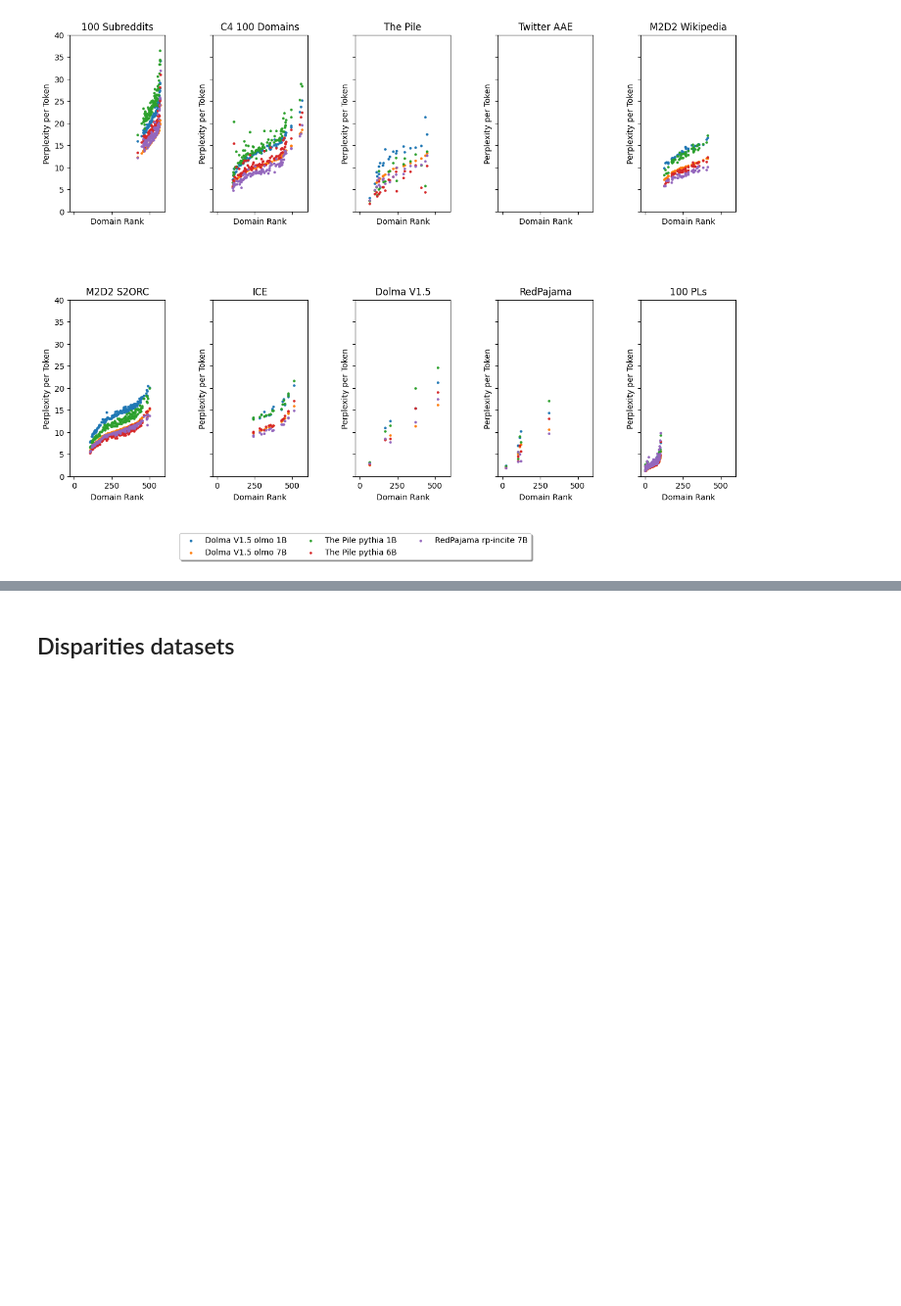
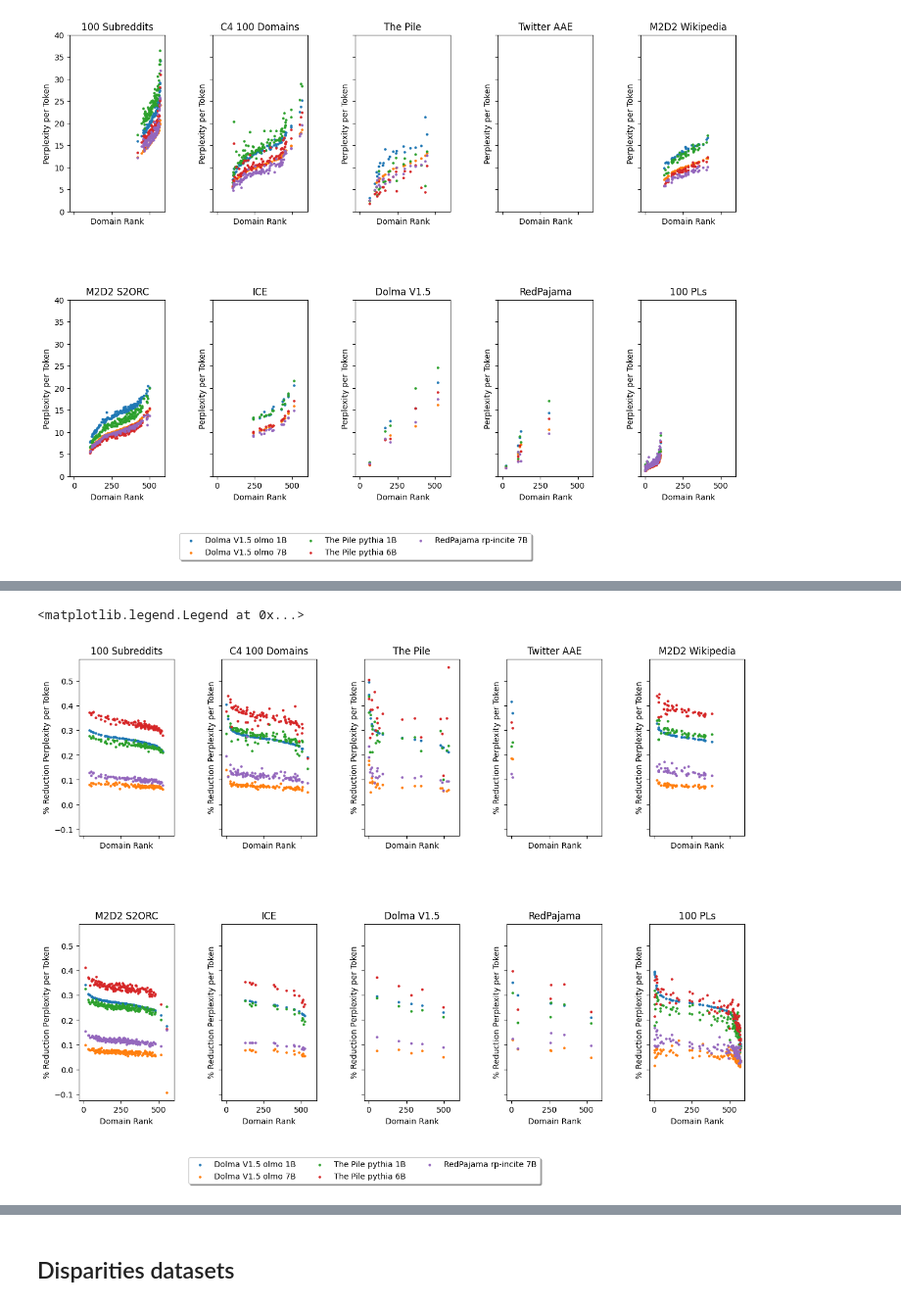
Before and after one commit to allenai/OLMo-Eval, a Jupyter notebook: notebooks/perplexity_suite_paper_visualizations.ipynb.ipynb, the cells around one changed output, grey strips where cells are left out. Shown at 98% size. Drawn from its saved outputs; the diff is of its cells as text; code cells hidden in the pictures; blank space fills up the shorter version.

```diff
--- a/notebooks/perplexity_suite_paper_visualizations.ipynb.ipynb
+++ b/notebooks/perplexity_suite_paper_visualizations.ipynb.ipynb
@@ -991,0 +1037,51 @@ fig.savefig(os.path.join(FIGURE_DIR,'subdomain_perf_ordered_by_task.pdf'), bbox_
+# %%
+# do scatter plot colored by task for one model to show where tasks are in the rank of ratio of final to initial performance
+
+# sort domains by their ratio of final to initial performance on the final checkpoint of Dolma 7b, then scatter plot for each model in its own color ordered that way
+
+# get subdomains in order of a model's BPB on the final checkpoint
+model_name = 'dolma-1b'
+model = model_name_to_path[model_name]
+model_path = os.path.join(RESULTS_DIR, model)
+domains_by_tasks = {}
+all_subdomains = get_metric_for_all_subdomains(model_path, results_files_clean, metric_name, domains_without_subdomains_clean)
+max_all_subdomains = all_subdomains[all_subdomains['tokens_seen'] == all_subdomains['tokens_seen'].max()].reset_index(drop=True).drop(columns=shared_cols).T.rename(columns={0: 'metric'})
+min_all_subdomains = all_subdomains[all_subdomains['tokens_seen'] == all_subdomains['tokens_seen'].min()].reset_index(drop=True).drop(columns=shared_cols).T.rename(columns={0: 'metric'})
+ratio_by_subdomain = max_all_subdomains / min_all_subdomains
+dolma_domains_as_rows = ratio_by_subdomain.sort_values(by='metric', axis=0).index
+
+cols = 5
+fig, axs = plt.subplots(len(task_to_domains) // cols, cols, figsize=(15, 10), sharex=True, sharey=True, gridspec_kw={'hspace': 0.5, 'wspace': 0.5})
+
+unaggred_subdomains = []
+for i, (model_name, model) in enumerate(model_name_to_path.items()):
+    model_path = os.path.join(RESULTS_DIR, model)
+    all_subdomains = get_metric_for_all_subdomains(model_path, results_files_clean, metric_name, domains_without_subdomains_clean)
+    max_all_subdomains = all_subdomains[all_subdomains['tokens_seen'] == all_subdomains['tokens_seen'].max()].reset_index(drop=True)
+    min_all_subdomains = all_subdomains[all_subdomains['tokens_seen'] == all_subdomains['tokens_seen'].min()].reset_index(drop=True)
+    non_shared_cols = [col for col in all_subdomains.columns if col not in shared_cols]
+    ratio_by_subdomain = 1 - max_all_subdomains[non_shared_cols] / min_all_subdomains[non_shared_cols]
+    ratio_by_subdomain[list(shared_cols)] = max_all_subdomains[list(shared_cols)]
+    unaggred_subdomains.append(ratio_by_subdomain)
+unaggred_subdomains = pd.concat(unaggred_subdomains)
+sorted_unaggred_subdomains = unaggred_subdomains[list(shared_cols) + list(dolma_domains_as_rows)]
+
+# sorted_unaggred_subdomains = unaggred_subdomains[list(shared_cols) + list(dolma_domains_as_rows)]
+for j, (task, domains) in enumerate(tasts_to_domains_clean.items()):
+    for (model, model_size, training_dataset), model_df in sorted_unaggred_subdomains.groupby(['model', 'model_size', 'training_dataset']):
+        domains_in_order = [domain for domain in dolma_domains_as_rows if domain in domains]
+        y_axis = model_df[domains_in_order]
+        x_axis = [i for i, domain in enumerate(dolma_domains_as_rows) if domain in domains]
+        # smaller scatter point size
+        axs[j//cols][j%cols].scatter(x_axis, y_axis, label=(training_dataset+' '+model+ f" {model_size/1000000000:.0f}B"), s=5)
+    axs[j//cols][j%cols].set_xlabel("Domain Rank")
+    axs[j//cols][j%cols].set_ylabel("% Reduction " +name_to_display[metric_name])
+    axs[j//cols][j%cols].set_title(name_to_display[task])
+    # axs[j//cols][j%cols].set_ylim(0)
+axs[-1][0].legend(loc='upper center', bbox_to_anchor=(3, -0.3),
+        ncol=3, fancybox=True, shadow=True)
+
+# fig.savefig(os.path.join(FIGURE_DIR,'subdomain_perf_ordered_by_task.pdf'), bbox_inches='tight', dpi=300)
+# %% [output]
+<matplotlib.legend.Legend at 0x...>
+[figure, added]
```
Also changed, not shown: parts of 4 cells of this notebook.
